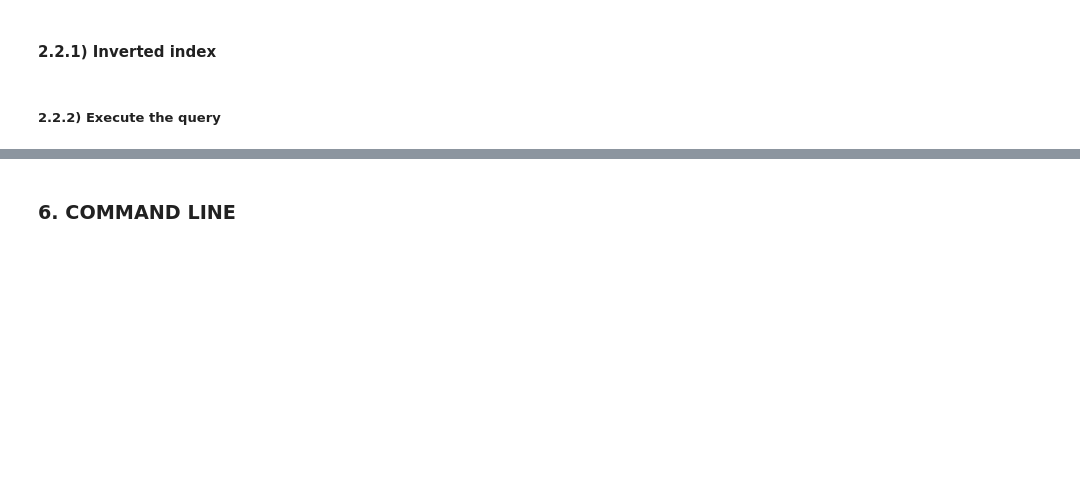
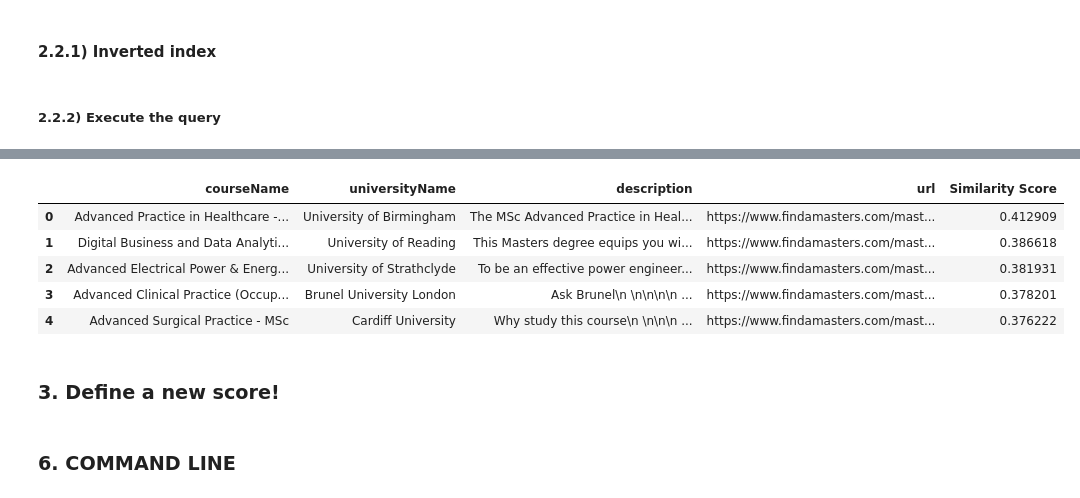
Before and after one commit to Stinoo01/ADM-HW3, a Jupyter notebook: ADM-HW3.ipynb, the cells around one changed output, grey strips where cells are left out. Saved outputs shown, nothing was run; the diff lists cells and outputs as text; code cells hidden in the pictures; blank space fills up the shorter version.

```diff
--- a/ADM-HW3.ipynb
+++ b/ADM-HW3.ipynb
@@ -515 +517,14 @@ cosine_sim = cosine_similarity(tfidf_data)
+# %%
+#max_df is set to 0.5, indicating that terms with a document frequency higher than 50% will be ignored
+#min_df is set to 2, indicating that terms with a document frequency lower than 2 will be ignored
+
+# Convert the tokenized lists to strings
+dataset['preprocessed_description_str'] = dataset['preprocessed_description'].apply(lambda x: ' '.join(x))
+
+# Use the default tokenizer provided by TfidfVectorizer
+tfidf = TfidfVectorizer(max_df=0.5, min_df=2)
+results = tfidf.fit_transform(dataset.preprocessed_description_str)
+result_dense = results.todense()
+
+tfidf_data = pd.DataFrame(result_dense.tolist(), index=dataset.index, columns=tfidf.get_feature_names_out())
 # %%
@@ -566,0 +575,15 @@ top_k_results
+# %%
+# The top_k_results DataFrame will contain information about the top-k documents that are most similar to the query, with the most similar document listed first.
+query = str(input()) # read the user's query
+top_k_results = search_engine(query, k=5)
+
+top_k_results
+# %% [output]
+|  | courseName | universityName | description | url | Similarity Score |
+| 0 | Advanced Practice in Healthcare -... | University of Birmingham | The MSc Advanced Practice in Heal... | https://www.findamasters.com/mast... | 0.412909 |
+| 1 | Digital Business and Data Analyti... | University of Reading | This Masters degree equips you wi... | https://www.findamasters.com/mast... | 0.386618 |
+| 2 | Advanced Electrical Power & Energ... | University of Strathclyde | To be an effective power engineer... | https://www.findamasters.com/mast... | 0.381931 |
+| 3 | Advanced Clinical Practice (Occup... | Brunel University London | Ask Brunel\n \n\n\n\n ... | https://www.findamasters.com/mast... | 0.378201 |
+| 4 | Advanced Surgical Practice - MSc | Cardiff University | Why study this course\n \n\n\n ... | https://www.findamasters.com/mast... | 0.376222 |
+# %% [markdown]
+### **3. Define a new score!**
```
Also changed, not shown: parts of 11 cells of this notebook, 1 other file.
